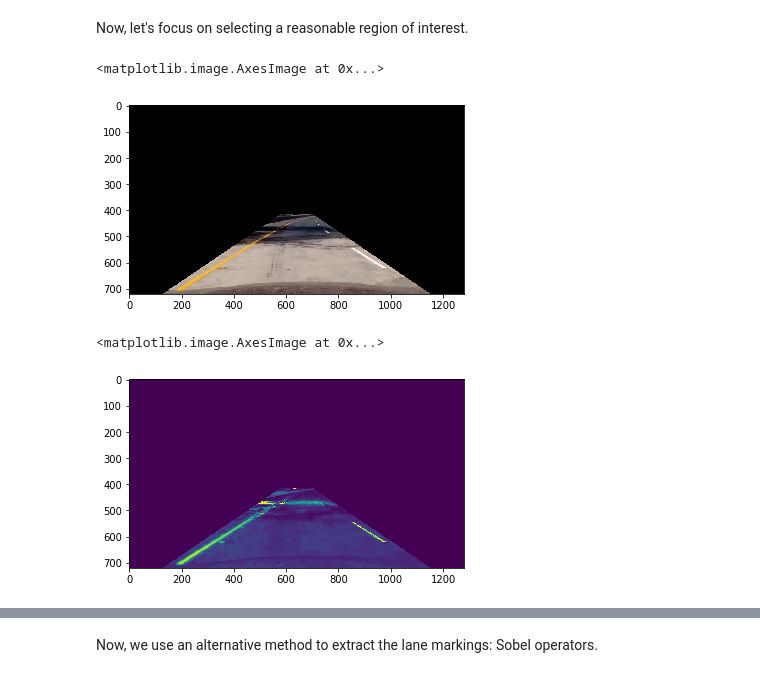
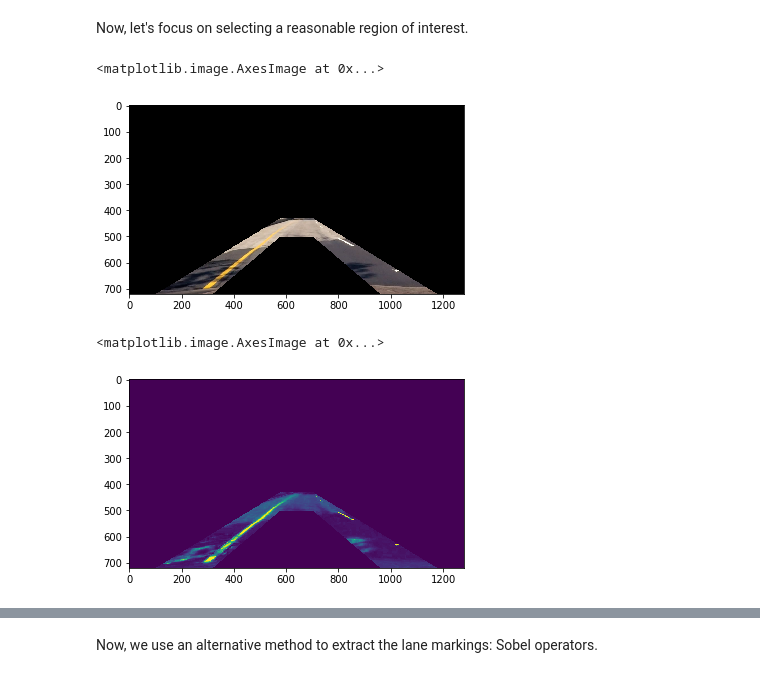
Before and after one commit to joaospinto/CarND-Advanced-Lane-Lines, a Jupyter notebook: Advanced Lane Lines (JSP).ipynb, the cells around one changed output, grey strips where cells are left out. Saved outputs shown, nothing was run; the diff lists cells and outputs as text; code cells hidden in the pictures.

```diff
--- a/Advanced Lane Lines (JSP).ipynb
+++ b/Advanced Lane Lines (JSP).ipynb
@@ -61,7 +64,7 @@ test_images = [os.path.join(img_dir, x) for x in os.listdir(img_dir)]
 # %% [markdown]
 Here is one of the test images.
 # %%
-img = plt.imread(test_images[3])
+img = plt.imread(test_images[7]) # previously test_images[3]
 plt.imshow(img)
 # %% [output]
 <matplotlib.image.AxesImage at 0x...>
@@ -149,17 +152,19 @@ Now, let's focus on selecting a reasonable region of interest.
 # %%
 dy, dx = undistorted_img.shape[:2]
 
-RoI_trapezoid = np.array([[ [0.10*dx, dy], [0.90*dx, dy], [0.55*dx, 0.58*dy], [0.45*dx, 0.58*dy] ]], dtype=np.int32)
+RoI_trapezoid = np.array([[ [0.08*dx, dy], [0.92*dx, dy], [0.55*dx, 0.60*dy], [0.45*dx, 0.60*dy] ]], dtype=np.int32)
+neg_RoI_trapezoid = np.array([[ [0.25*dx, dy], [0.75*dx, dy], [0.55*dx, 0.70*dy], [0.45*dx, 0.70*dy] ]], dtype=np.int32)
 
 mask = np.zeros_like(undistorted_img)
 cv2.fillPoly(mask, RoI_trapezoid, (255,255,255))
+cv2.fillPoly(mask, neg_RoI_trapezoid, (0,0,0))
 
 masked = cv2.bitwise_and(undistorted_img, mask)
 
 plt.imshow(masked)
 # %% [output]
 <matplotlib.image.AxesImage at 0x...>
-[figure, old version]
+[figure, new version]
 # %%
 masked_HLS = cv2.bitwise_and(hls, mask)
 masked_S = masked_HLS[:,:,2]
@@ -167,4 +172,4 @@ masked_S = masked_HLS[:,:,2]
 plt.imshow(masked_S)
 # %% [output]
 <matplotlib.image.AxesImage at 0x...>
-[figure, old version]
+[figure, new version]
```
Also changed, not shown: parts of 39 cells of this notebook.
